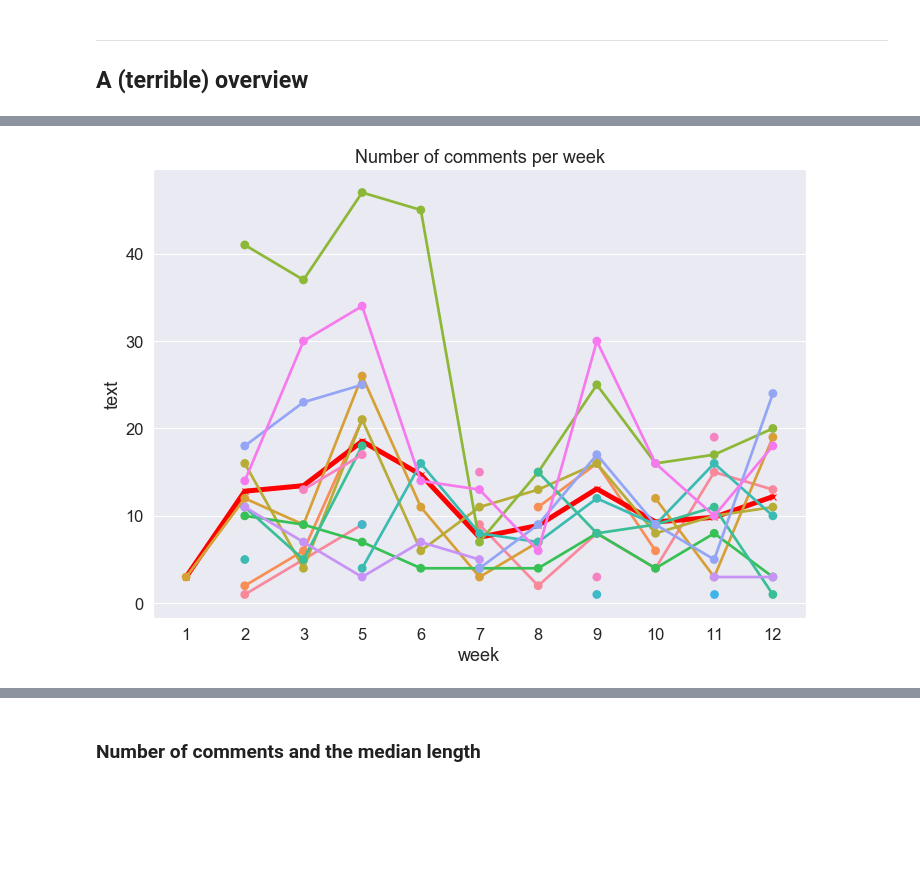
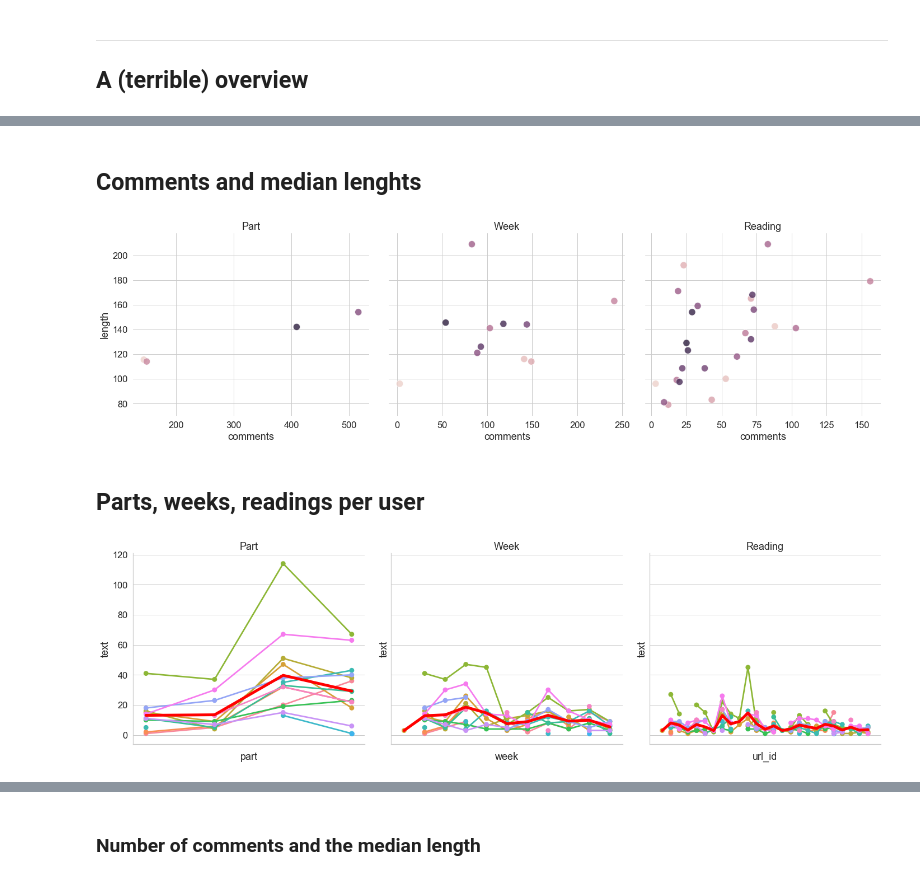
Before and after one commit to Bubblbu/public-knowledge-annotations, a Jupyter notebook: code/presentation.ipynb, the cells around one changed output, grey strips where cells are left out. Drawn from its saved outputs; the diff is of its cells as text; code cells hidden in the pictures; blank space fills up the shorter version.

```diff
--- a/code/presentation.ipynb
+++ b/code/presentation.ipynb
@@ -148,9 +150,0 @@ ax.yaxis.grid(False)
-# %%
-pdf = our_comments.groupby(["user", "part"])['text'].count().reset_index()
-sns.pointplot(x="part", y="text", hue="user", data=pdf)
-
-x = pdf.groupby(["part"]).mean()
-plt.plot(x, c="red", lw="5", marker="x")
-
-plt.gca().legend_.remove()
-plt.title("Number of comments per part");
@@ -159,11 +193,37 @@ plt.title("Number of comments per part");
+# %% [markdown]
+## Comments and median lenghts
+# %%
+fix, axes = plt.subplots(1,3,figsize=(20,6), sharey=True)
+labels = ["Part", "Week", "Reading"]
+for ax, by, l in zip(axes, ["part", "week", "url_id"], labels):
+    df = pd.DataFrame()
+    df['comments'] = comments.groupby(by)["length"].count()
+    df['length'] = comments.groupby(by)["length"].median()
+    df.reset_index(inplace=True)
+
+    g = sns.relplot(x='comments', y='length', hue=by, data=df, s=150, alpha=.8, ax=ax)
+    plt.close(g.fig)
+    sns.despine(left=True, bottom=True)
+    ax.set_title(l)
+plt.tight_layout()
+# %% [output]
+[figure, added]
+# %% [markdown]
+## Parts, weeks, readings per user
 # %%
-pdf = our_comments.groupby(["user", "week"])['text'].count().reset_index()
-sns.pointplot(x="week", y="text", hue="user", data=pdf)
+fix, axes = plt.subplots(1,3,figsize=(20,6), sharey=True)
+labels = ["Part", "Week", "Reading"]
+for ax, by, l in zip(axes, ["part", "week", "url_id"], labels):
+    pdf = comments.groupby(["user", by])['text'].count().reset_index()
+    sns.pointplot(x=by, y="text", hue="user", data=pdf, ax=ax,  lw=1)
 
-x = pdf.groupby(["week"]).mean()
-plt.plot(x.text.values, c="red", lw="5", marker="x")
+    x = pdf.groupby([by]).mean()
+    ax.plot(x.text.values, c="red", lw="5", zorder=100)
 
-plt.gca().legend_.remove()
-plt.title("Number of comments per week");
+    ax.legend_.remove()
+    ax.set_title(l);
+    ax.set_xticklabels([])
+    sns.despine(right=True, top=True, ax=ax)
+plt.tight_layout()
 # %% [output]
-[figure, old version]
+[figure, new version]
```
Also changed, not shown: parts of 29 cells of this notebook, 1 other file.
